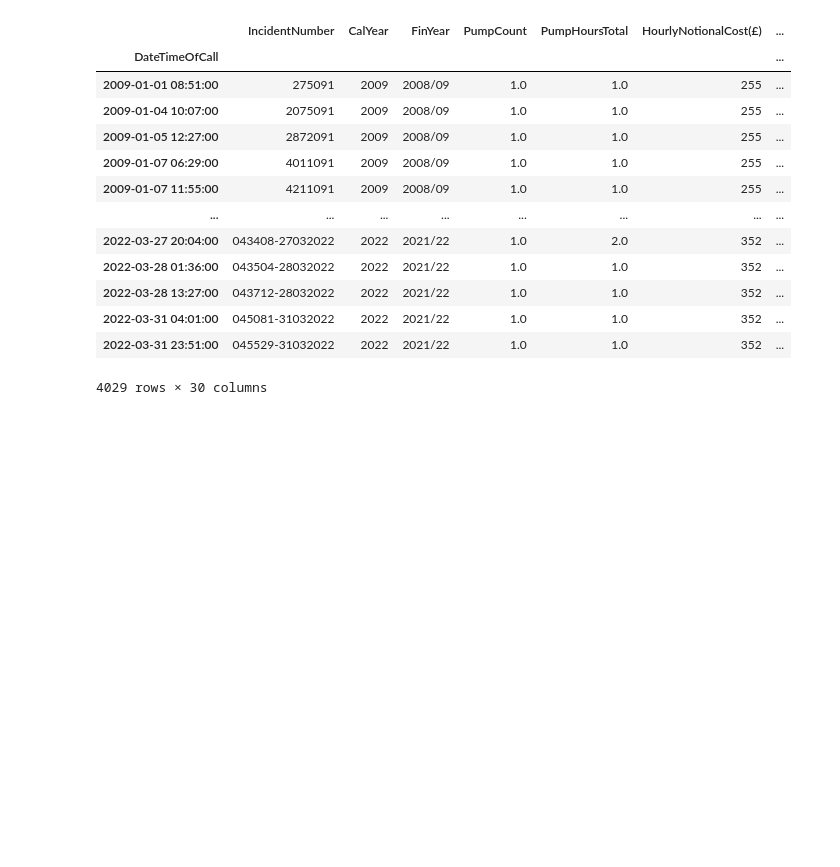
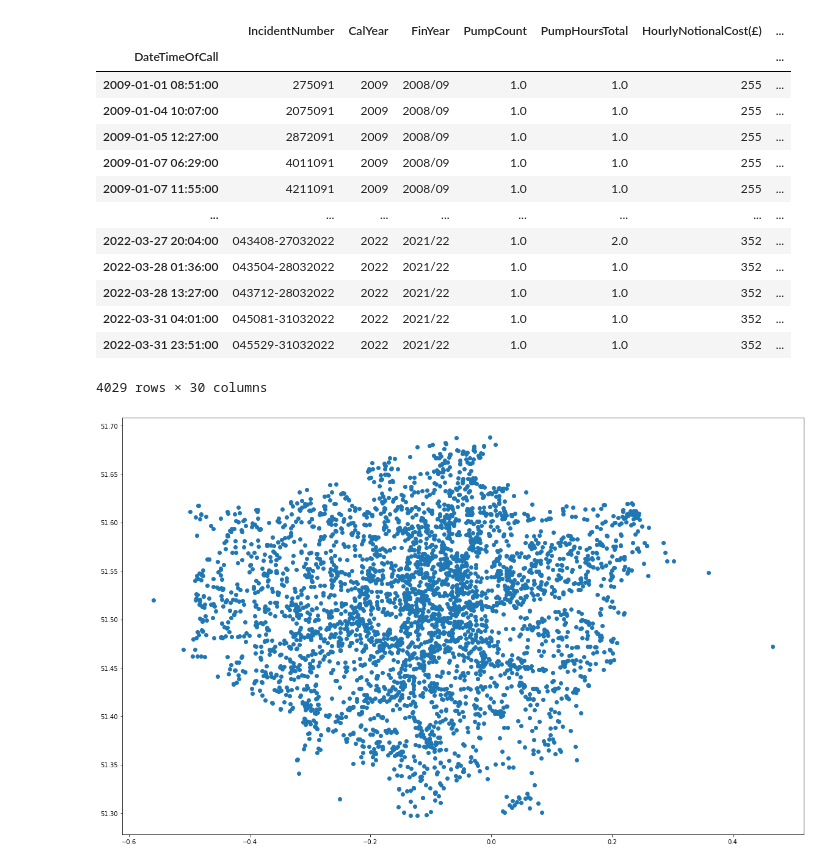
Before and after one commit to ssciwr/jupyter-data-exploration-live, a Jupyter notebook: part3.ipynb, the cells around one changed output. Saved outputs shown, nothing was run; the diff lists cells and outputs as text; code cells hidden in the pictures; blank space fills up the shorter version.

```diff
--- a/part3.ipynb
+++ b/part3.ipynb
@@ -282,3 +282,9 @@ gdf
 | 2022-03-31 04:01:00 | 045081-31032022 | 2022 | 2021/22 | 1.0 | 1.0 | 352 | ... |
 | 2022-03-31 23:51:00 | 045529-31032022 | 2022 | 2021/22 | 1.0 | 1.0 | 352 | ... |
 4029 rows × 30 columns
+# %%
+fig, axs = plt.subplots(figsize=(20,20))
+gdf.plot(ax=axs)
+plt.show()
+# %% [output]
+[figure, added]
```
Also changed, not shown: parts of 2 cells of this notebook.
